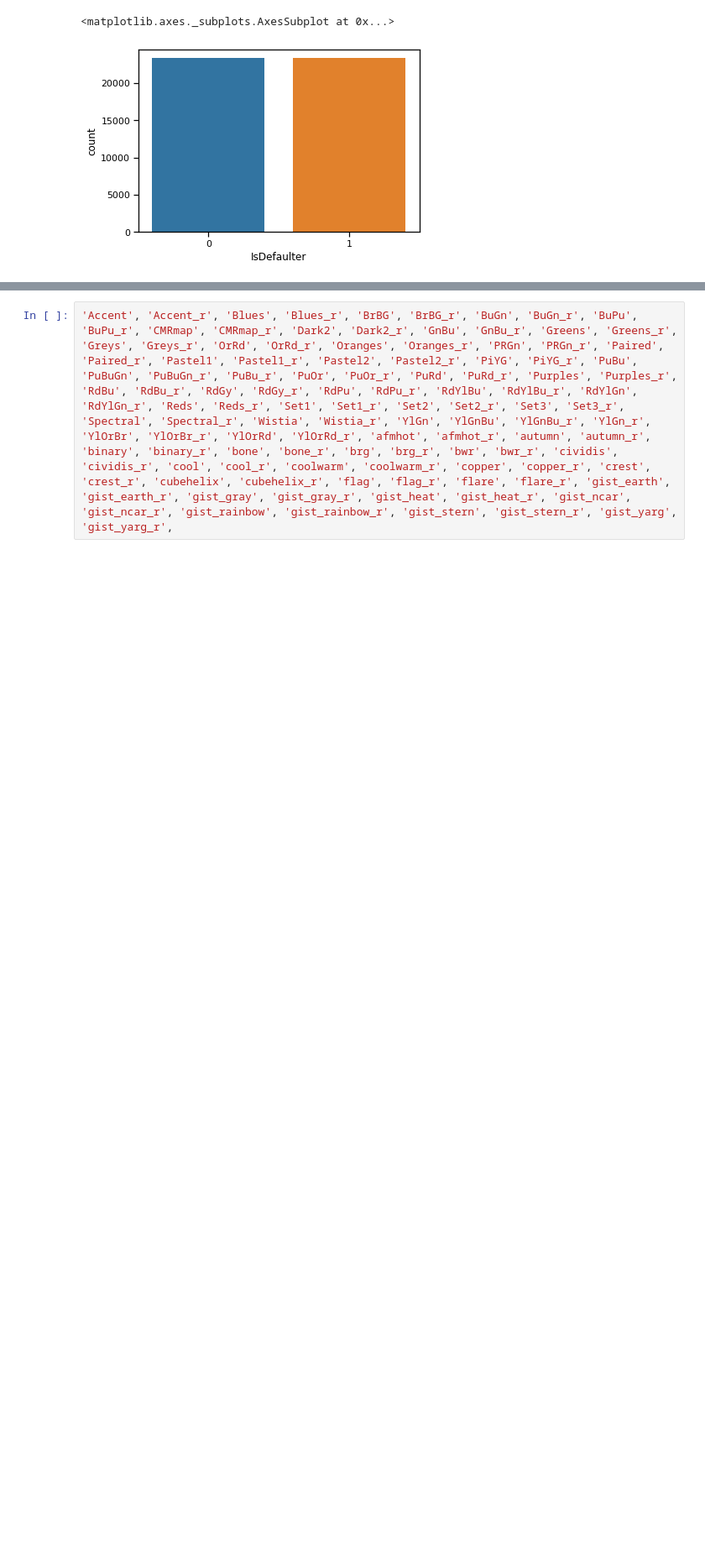
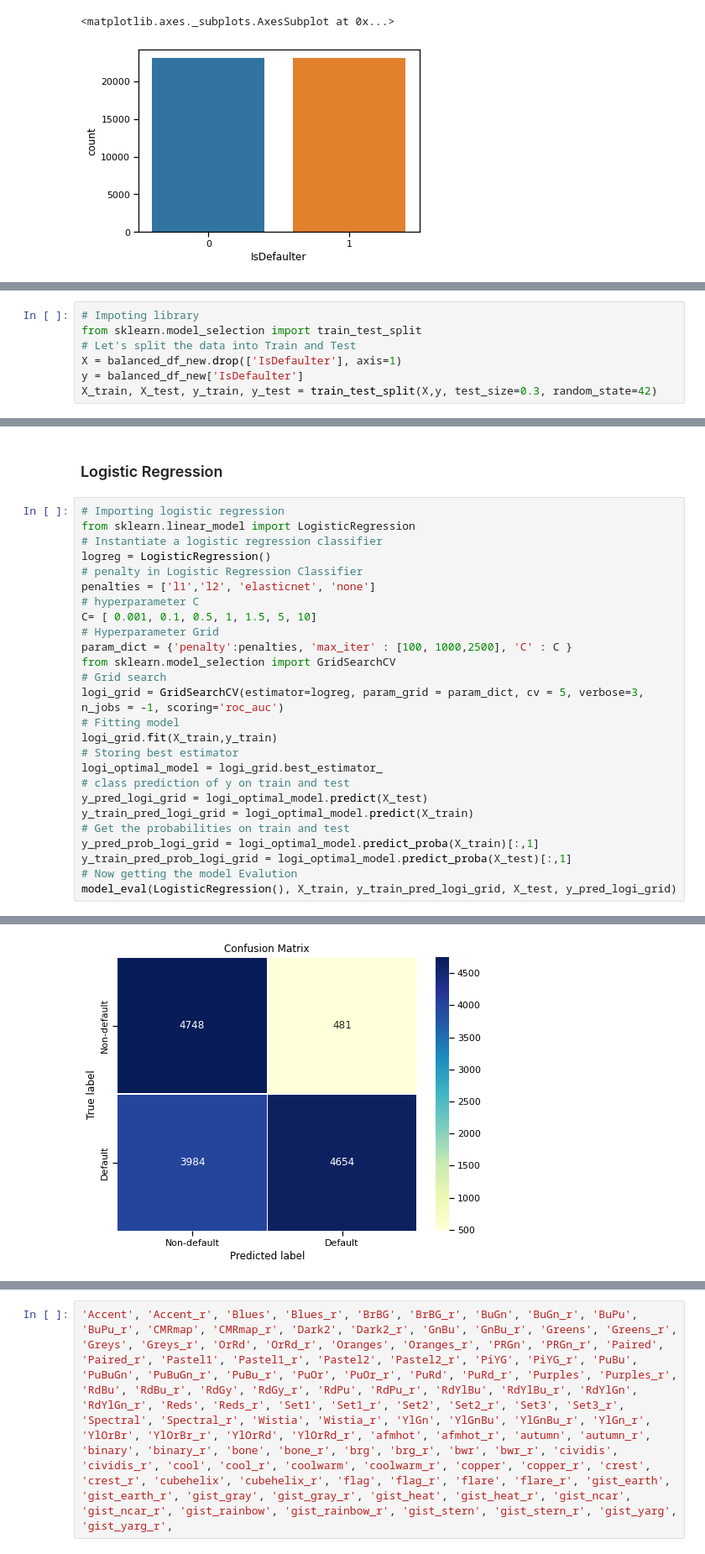
Before and after one commit to krishna9734/Credit-Card-Default-Prediction, a Jupyter notebook: Copy_of_Credit_Card_Default_Prediction_Capstone_Project.ipynb, the cells around one changed output, grey strips where cells are left out. Shown at 84% size. Cells and saved outputs as stored; diff of their text form; blank space fills up the shorter version.

```diff
--- a/Copy_of_Credit_Card_Default_Prediction_Capstone_Project.ipynb
+++ b/Copy_of_Credit_Card_Default_Prediction_Capstone_Project.ipynb
@@ -629,0 +643,7 @@ sns.countplot('IsDefaulter', data = balanced_df)
+# %%
+# Impoting library
+from sklearn.model_selection import train_test_split
+# Let's split the data into Train and Test
+X = balanced_df_new.drop(['IsDefaulter'], axis=1)
+y = balanced_df_new['IsDefaulter']
+X_train, X_test, y_train, y_test = train_test_split(X,y, test_size=0.3, random_state=42)
@@ -629,0 +684,29 @@ sns.countplot('IsDefaulter', data = balanced_df)
+# %% [markdown]
+### Logistic Regression
+# %%
+# Importing logistic regression
+from sklearn.linear_model import LogisticRegression
+# Instantiate a logistic regression classifier
+logreg = LogisticRegression()
+# penalty in Logistic Regression Classifier
+penalties = ['l1','l2', 'elasticnet', 'none']
+# hyperparameter C
+C= [ 0.001, 0.1, 0.5, 1, 1.5, 5, 10]
+# Hyperparameter Grid
+param_dict = {'penalty':penalties, 'max_iter' : [100, 1000,2500], 'C' : C }
+from sklearn.model_selection import GridSearchCV
+# Grid search
+logi_grid = GridSearchCV(estimator=logreg, param_grid = param_dict, cv = 5, verbose=3, n_jobs = -1, scoring='roc_auc')
+# Fitting model
+logi_grid.fit(X_train,y_train)
+# Storing best estimator
+logi_optimal_model = logi_grid.best_estimator_
+# class prediction of y on train and test
+y_pred_logi_grid = logi_optimal_model.predict(X_test)
+y_train_pred_logi_grid = logi_optimal_model.predict(X_train)
+# Get the probabilities on train and test
+y_pred_prob_logi_grid = logi_optimal_model.predict_proba(X_train)[:,1]
+y_train_pred_prob_logi_grid = logi_optimal_model.predict_proba(X_test)[:,1]
+# Now getting the model Evalution
+model_eval(LogisticRegression(), X_train, y_train_pred_logi_grid, X_test, y_pred_logi_grid)
+# %% [output]
@@ -629,0 +730 @@ sns.countplot('IsDefaulter', data = balanced_df)
+[figure, added]
```
Also changed, not shown: parts of 24 cells of this notebook.
